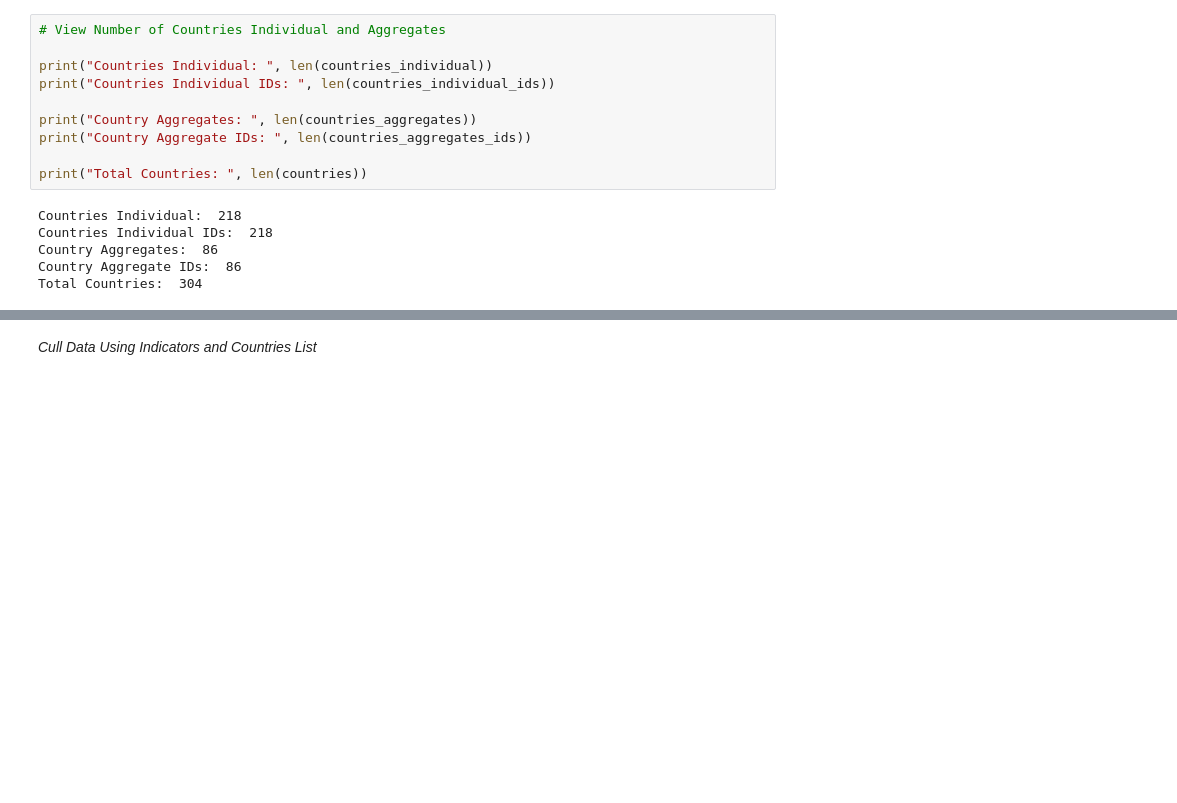
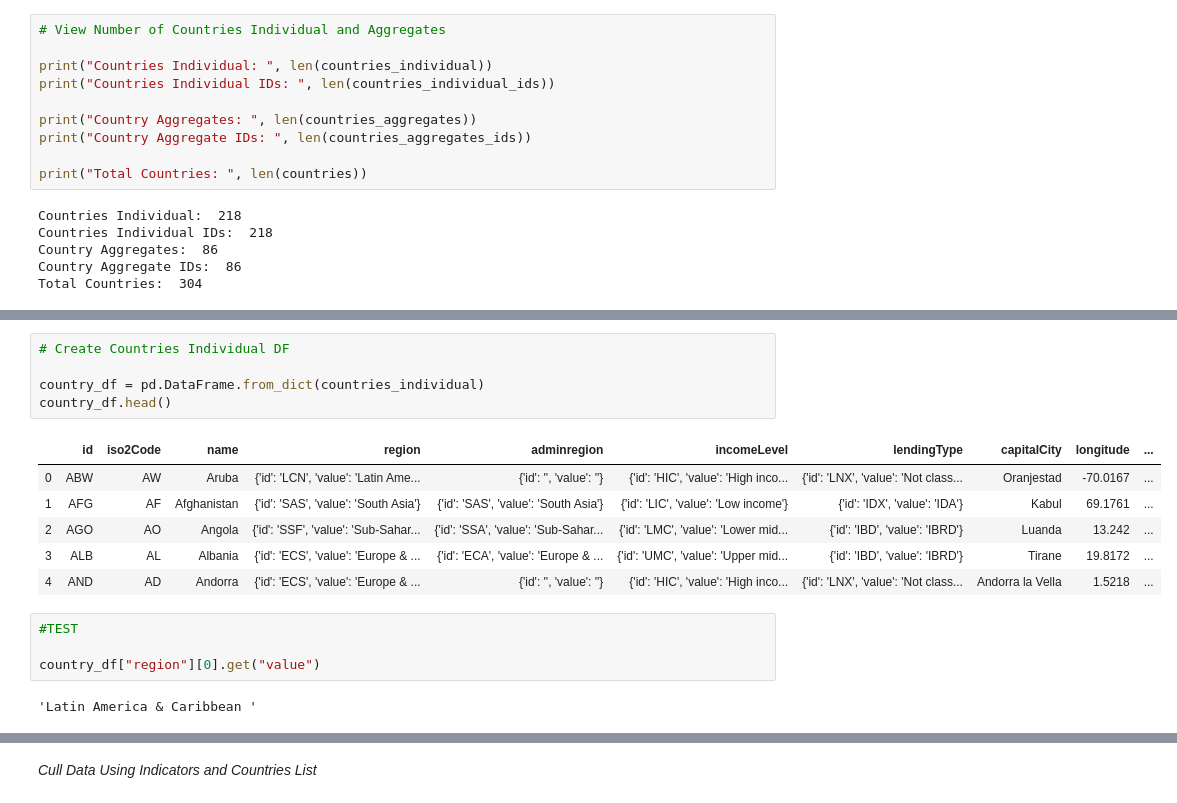
Before and after one commit to jake-w-schneider/SYPA, a Jupyter notebook: 1_Scripts/Harvard_SYPA/1_API.ipynb, the cells around one changed output, grey strips where cells are left out. Saved outputs shown, nothing was run; the diff lists cells and outputs as text; blank space fills up the shorter version.

```diff
--- a/1_Scripts/Harvard_SYPA/1_API.ipynb
+++ b/1_Scripts/Harvard_SYPA/1_API.ipynb
@@ -598,0 +394,18 @@ countries_individual_ids[0:5]
+# %%
+# Create Countries Individual DF
+
+country_df = pd.DataFrame.from_dict(countries_individual)
+country_df.head()
+# %% [output]
+|  | id | iso2Code | name | region | adminregion | incomeLevel | lendingType | capitalCity | longitude | ... |
+| 0 | ABW | AW | Aruba | {'id': 'LCN', 'value': 'Latin Ame... | {'id': '', 'value': ''} | {'id': 'HIC', 'value': 'High inco... | {'id': 'LNX', 'value': 'Not class... | Oranjestad | -70.0167 | ... |
+| 1 | AFG | AF | Afghanistan | {'id': 'SAS', 'value': 'South Asia'} | {'id': 'SAS', 'value': 'South Asia'} | {'id': 'LIC', 'value': 'Low income'} | {'id': 'IDX', 'value': 'IDA'} | Kabul | 69.1761 | ... |
+| 2 | AGO | AO | Angola | {'id': 'SSF', 'value': 'Sub-Sahar... | {'id': 'SSA', 'value': 'Sub-Sahar... | {'id': 'LMC', 'value': 'Lower mid... | {'id': 'IBD', 'value': 'IBRD'} | Luanda | 13.242 | ... |
+| 3 | ALB | AL | Albania | {'id': 'ECS', 'value': 'Europe & ... | {'id': 'ECA', 'value': 'Europe & ... | {'id': 'UMC', 'value': 'Upper mid... | {'id': 'IBD', 'value': 'IBRD'} | Tirane | 19.8172 | ... |
+| 4 | AND | AD | Andorra | {'id': 'ECS', 'value': 'Europe & ... | {'id': '', 'value': ''} | {'id': 'HIC', 'value': 'High inco... | {'id': 'LNX', 'value': 'Not class... | Andorra la Vella | 1.5218 | ... |
+# %%
+#TEST
+
+country_df["region"][0].get("value")
+# %% [output]
+'Latin America & Caribbean '
```
Also changed, not shown: parts of 30 cells of this notebook, 13 other files.
